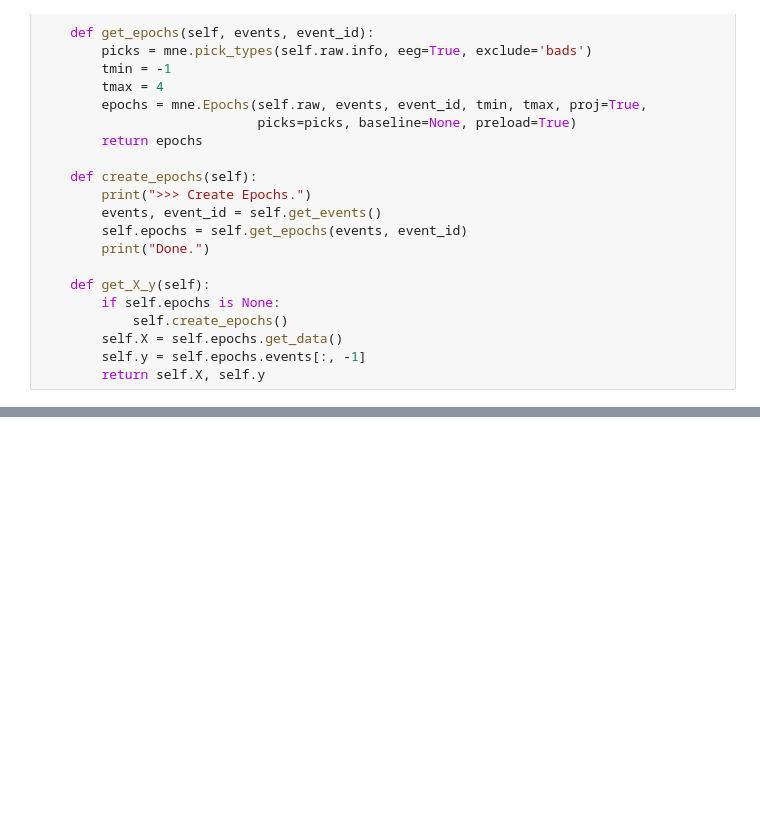
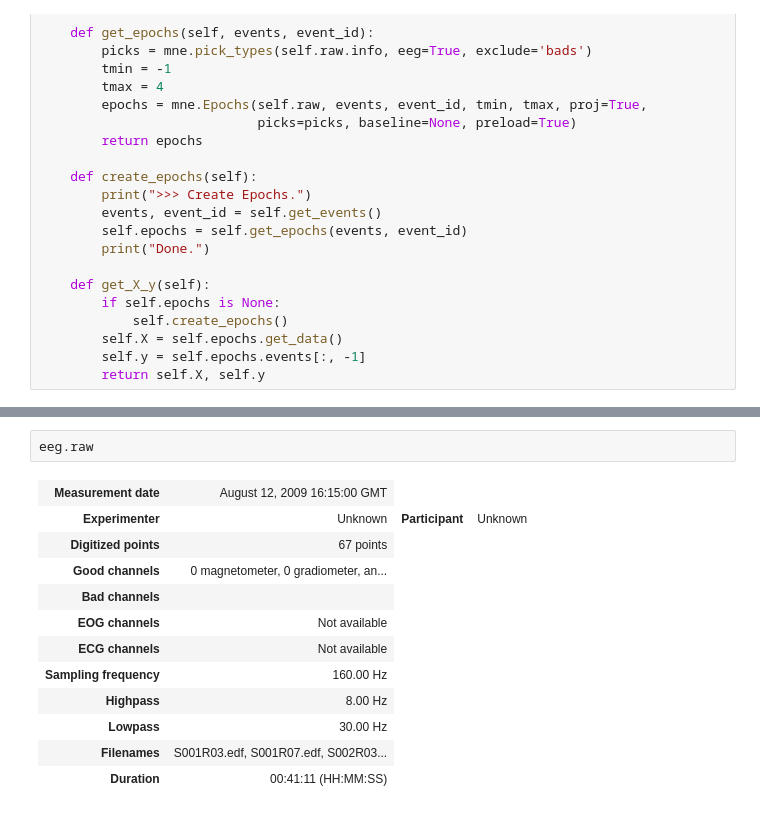
Before and after one commit to anuj-guptaa/EEG-Group7, a Jupyter notebook: preprocessing.ipynb, the cells around one changed output, grey strips where cells are left out. Saved outputs shown, nothing was run; the diff lists cells and outputs as text; blank space fills up the shorter version.

```diff
--- a/preprocessing.ipynb
+++ b/preprocessing.ipynb
@@ -125,0 +144,15 @@ print(X.shape, y.shape)
+# %%
+eeg.raw
+# %% [output]
+| Measurement date | August 12, 2009 16:15:00 GMT |
+| Experimenter | Unknown | Participant | Unknown |
+| Digitized points | 67 points |
+| Good channels | 0 magnetometer, 0 gradiometer, an... |
+| Bad channels |  |
+| EOG channels | Not available |
+| ECG channels | Not available |
+| Sampling frequency | 160.00 Hz |
+| Highpass | 8.00 Hz |
+| Lowpass | 30.00 Hz |
+| Filenames | S001R03.edf, S001R07.edf, S002R03... |
+| Duration | 00:41:11 (HH:MM:SS) |
```
Also changed, not shown: parts of 23 cells of this notebook.
